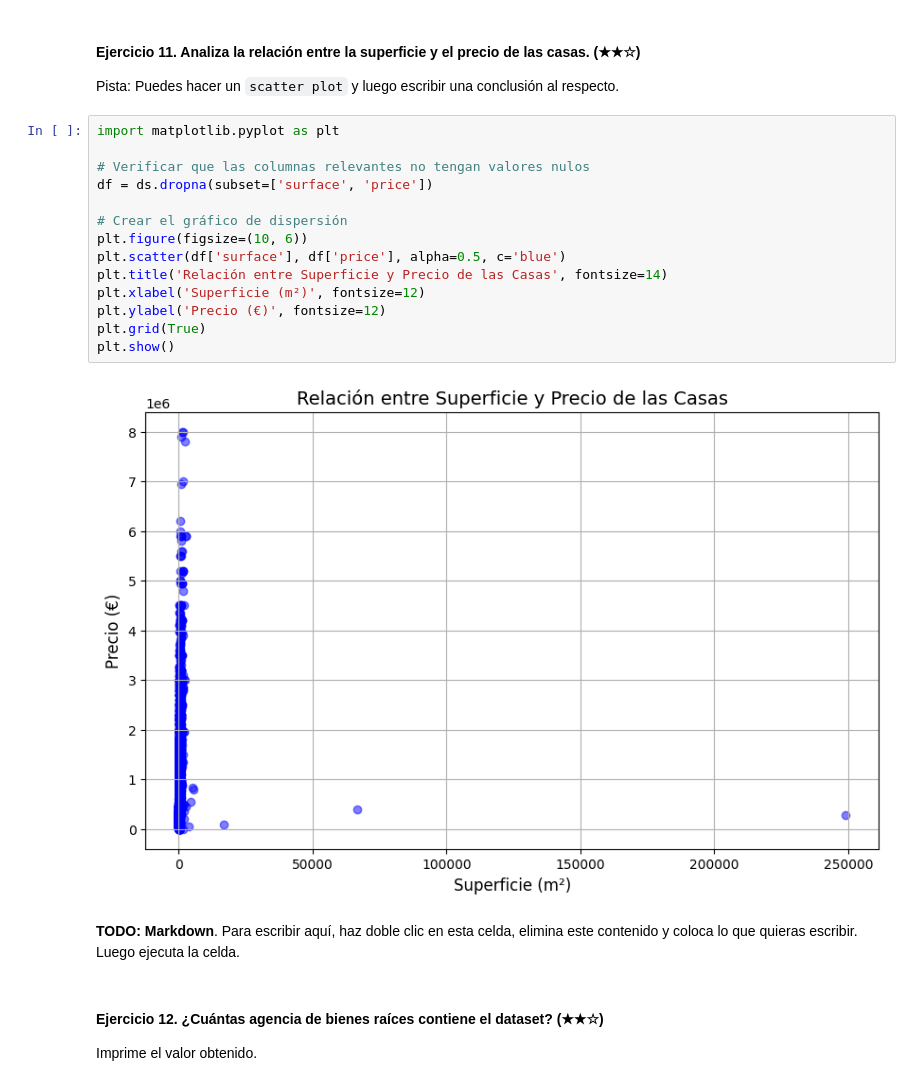
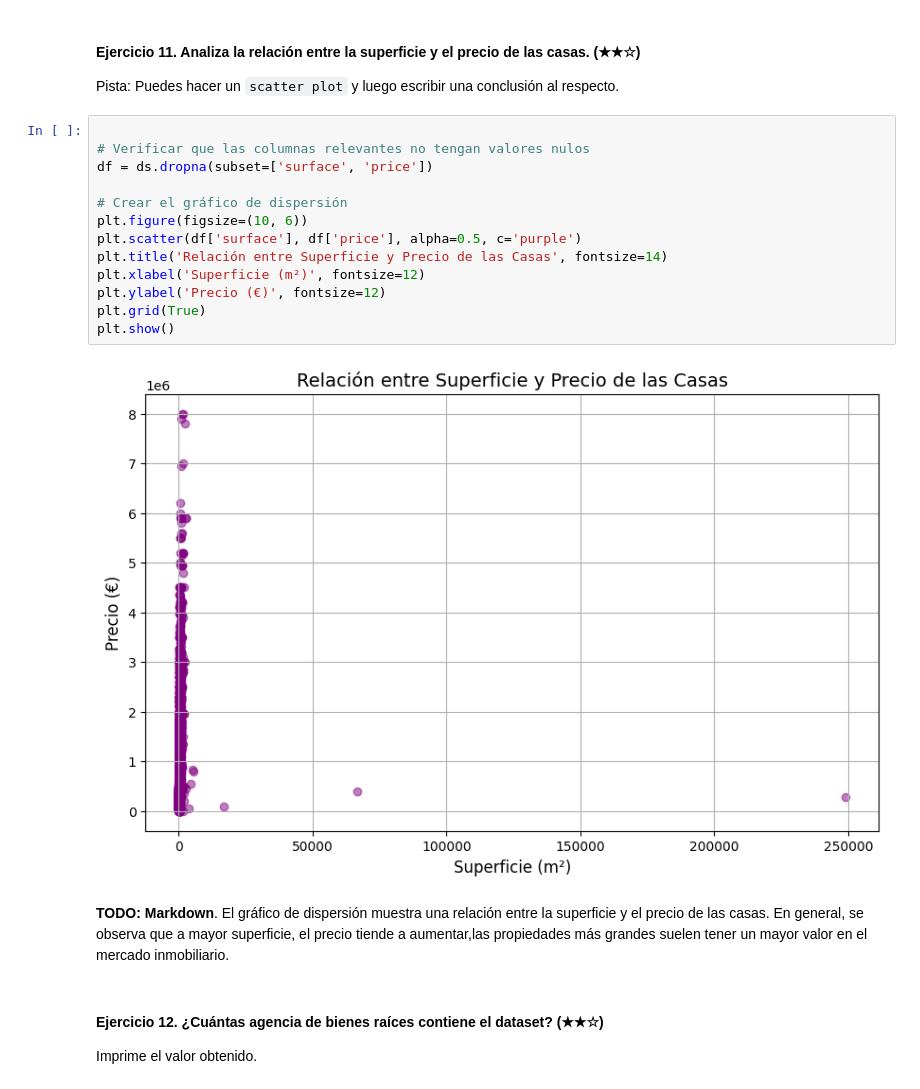
Before and after one commit to 4GeeksAcademy/Jose-Luis-M_Real_state, a Jupyter notebook: project.es.ipynb, the cells around one changed output. Drawn from its saved outputs; the diff is of its cells as text.

```diff
--- a/project.es.ipynb
+++ b/project.es.ipynb
@@ -240,23 +250,22 @@ Los promedios de precio por metro cuadrado en Valdemorillo y Galapagar son difer
 
 Pista: Puedes hacer un `scatter plot` y luego escribir una conclusión al respecto.
 # %%
-import matplotlib.pyplot as plt
 
 # Verificar que las columnas relevantes no tengan valores nulos
 df = ds.dropna(subset=['surface', 'price'])
 
 # Crear el gráfico de dispersión
 plt.figure(figsize=(10, 6))
-plt.scatter(df['surface'], df['price'], alpha=0.5, c='blue')
+plt.scatter(df['surface'], df['price'], alpha=0.5, c='purple')
 plt.title('Relación entre Superficie y Precio de las Casas', fontsize=14)
 plt.xlabel('Superficie (m²)', fontsize=12)
 plt.ylabel('Precio (€)', fontsize=12)
 plt.grid(True)
 plt.show()
 # %% [output]
-[figure, old version]
+[figure, new version]
 # %% [markdown]
-**TODO: Markdown**. Para escribir aquí, haz doble clic en esta celda, elimina este contenido y coloca lo que quieras escribir. Luego ejecuta la celda.
+**TODO: Markdown**. El gráfico de dispersión muestra una relación entre la superficie y el precio de las casas. En general, se observa que a mayor superficie, el precio tiende a aumentar,las propiedades más grandes suelen tener un mayor valor en el mercado inmobiliario.
 # %% [markdown]
 #### Ejercicio 12. ¿Cuántas agencia de bienes raíces contiene el dataset? (★★☆)
 
```
Also changed, not shown: parts of 6 cells of this notebook.
